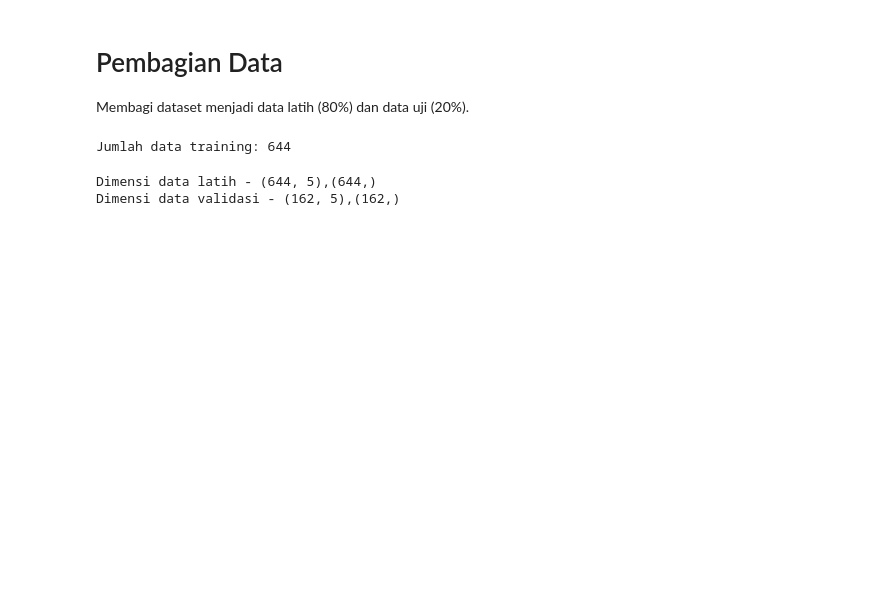
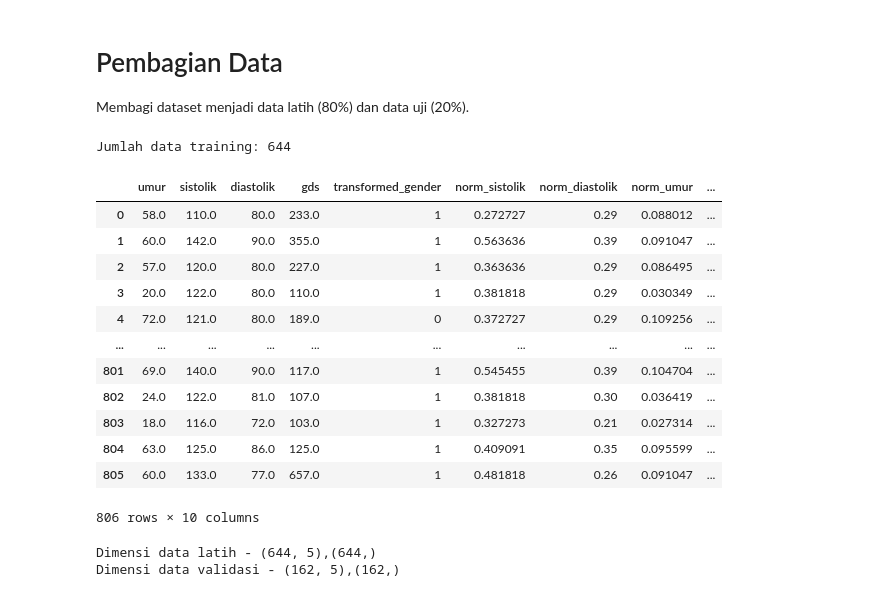
Before and after one commit to FajarRAP/januar-thesis-data-processing, a Jupyter notebook: app.ipynb, the cells around one changed output. Drawn from its saved outputs; the diff is of its cells as text; code cells hidden in the pictures; blank space fills up the shorter version.

```diff
--- a/app.ipynb
+++ b/app.ipynb
@@ -268,5 +274,22 @@ training_count = int(df.shape[0] * 0.8)
 print(f"Jumlah data training: {training_count}")
 # %% [output]
 Jumlah data training: 644
+# %%
+readyDf = pd.read_csv("dataset_preprocessed.csv")
+readyDf
+# %% [output]
+|  | umur | sistolik | diastolik | gds | transformed_gender | norm_sistolik | norm_diastolik | norm_umur | ... |
+| 0 | 58.0 | 110.0 | 80.0 | 233.0 | 1 | 0.272727 | 0.29 | 0.088012 | ... |
+| 1 | 60.0 | 142.0 | 90.0 | 355.0 | 1 | 0.563636 | 0.39 | 0.091047 | ... |
+| 2 | 57.0 | 120.0 | 80.0 | 227.0 | 1 | 0.363636 | 0.29 | 0.086495 | ... |
+| 3 | 20.0 | 122.0 | 80.0 | 110.0 | 1 | 0.381818 | 0.29 | 0.030349 | ... |
+| 4 | 72.0 | 121.0 | 80.0 | 189.0 | 0 | 0.372727 | 0.29 | 0.109256 | ... |
+| ... | ... | ... | ... | ... | ... | ... | ... | ... | ... |
+| 801 | 69.0 | 140.0 | 90.0 | 117.0 | 1 | 0.545455 | 0.39 | 0.104704 | ... |
+| 802 | 24.0 | 122.0 | 81.0 | 107.0 | 1 | 0.381818 | 0.30 | 0.036419 | ... |
+| 803 | 18.0 | 116.0 | 72.0 | 103.0 | 1 | 0.327273 | 0.21 | 0.027314 | ... |
+| 804 | 63.0 | 125.0 | 86.0 | 125.0 | 1 | 0.409091 | 0.35 | 0.095599 | ... |
+| 805 | 60.0 | 133.0 | 77.0 | 657.0 | 1 | 0.481818 | 0.26 | 0.091047 | ... |
+806 rows × 10 columns
 # %%
 # Memisahkan fitur (X) dan target (y)
```
Also changed, not shown: parts of 9 cells of this notebook.
